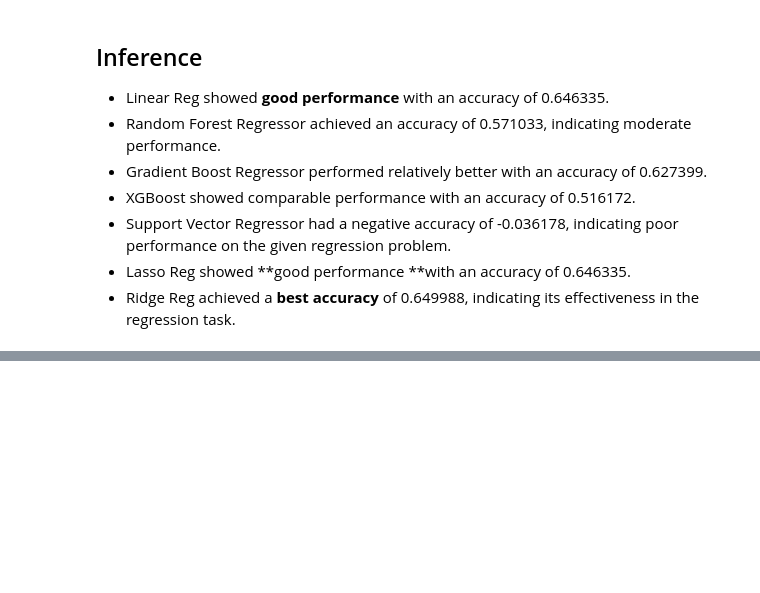
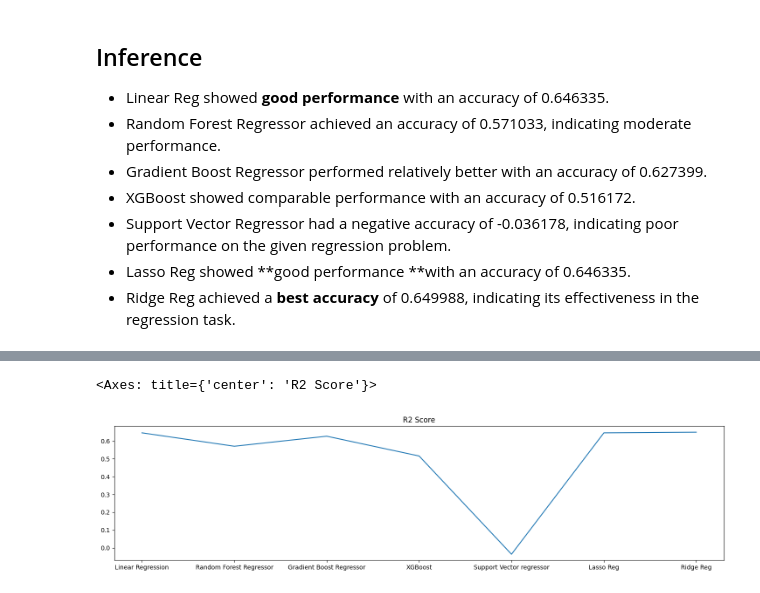
Before and after one commit to imshubhamkore/House_price_prediction_ML_algorithm, a Jupyter notebook: House_Price_Prediction.ipynb, the cells around one changed output, grey strips where cells are left out. Cells and saved outputs as stored; diff of their text form; code cells hidden in the pictures; blank space fills up the shorter version.

```diff
--- a/House_Price_Prediction.ipynb
+++ b/House_Price_Prediction.ipynb
@@ -299,3 +299,6 @@ R2 Score : 0.6499885710111001
 *   Support Vector Regressor had a negative accuracy of -0.036178, indicating poor performance on the given regression problem.
 *   Lasso Reg showed **good performance **with an accuracy of 0.646335.
 *   Ridge Reg achieved a **best accuracy** of 0.649988, indicating its effectiveness in the regression task.
+# %%
+data = pd.DataFrame.from_dict(acc, orient='index', columns=['MSE', 'R2 Score'])
+data
@@ -301,0 +314,6 @@ R2 Score : 0.6499885710111001
+# %%
+pic=data['R2 Score'].plot(kind='line', figsize=(18, 4), title='R2 Score')
+pic
+# %% [output]
+<Axes: title={'center': 'R2 Score'}>
+[figure, added]
```
Also changed, not shown: parts of 1 cell of this notebook.
